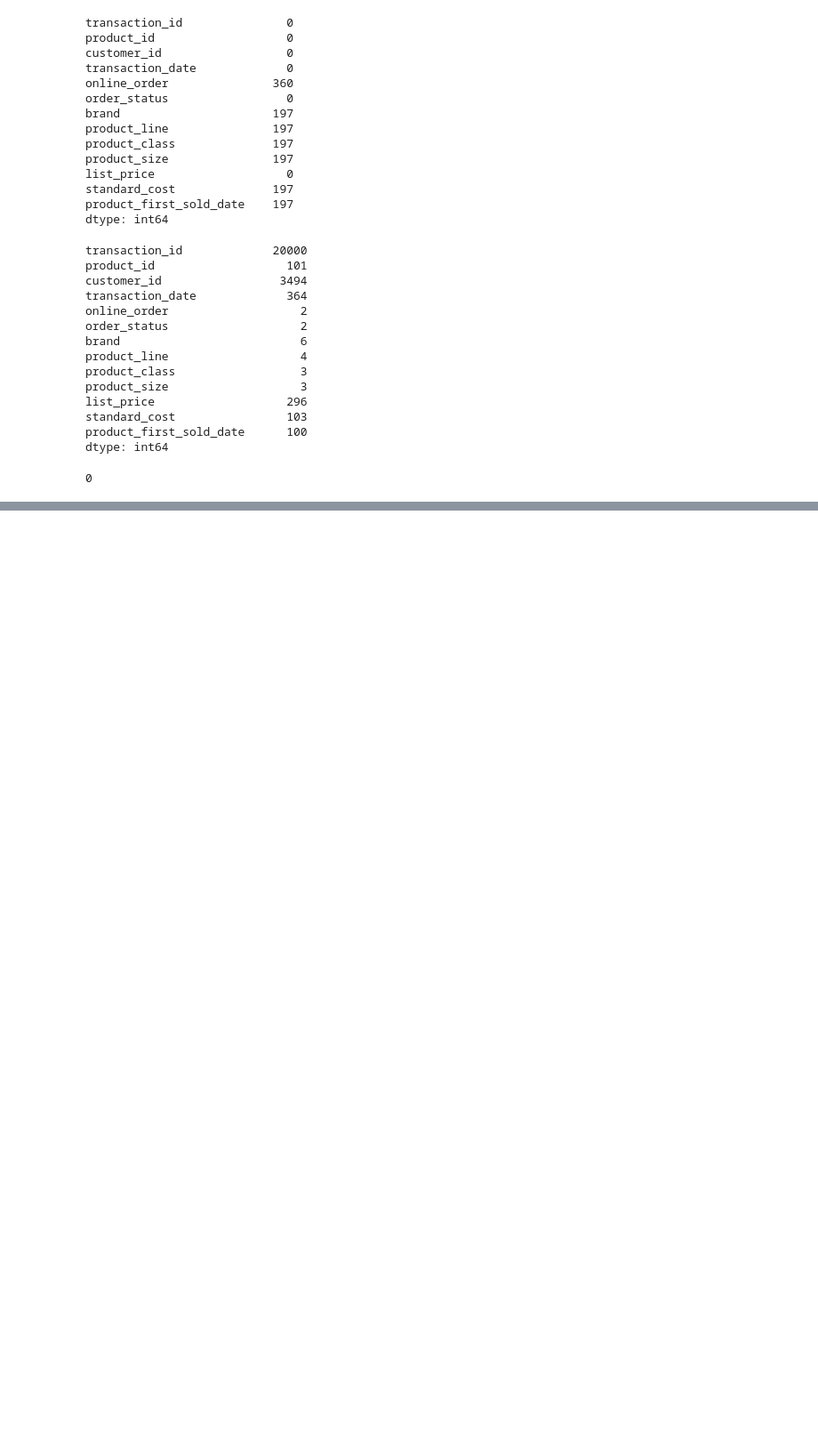
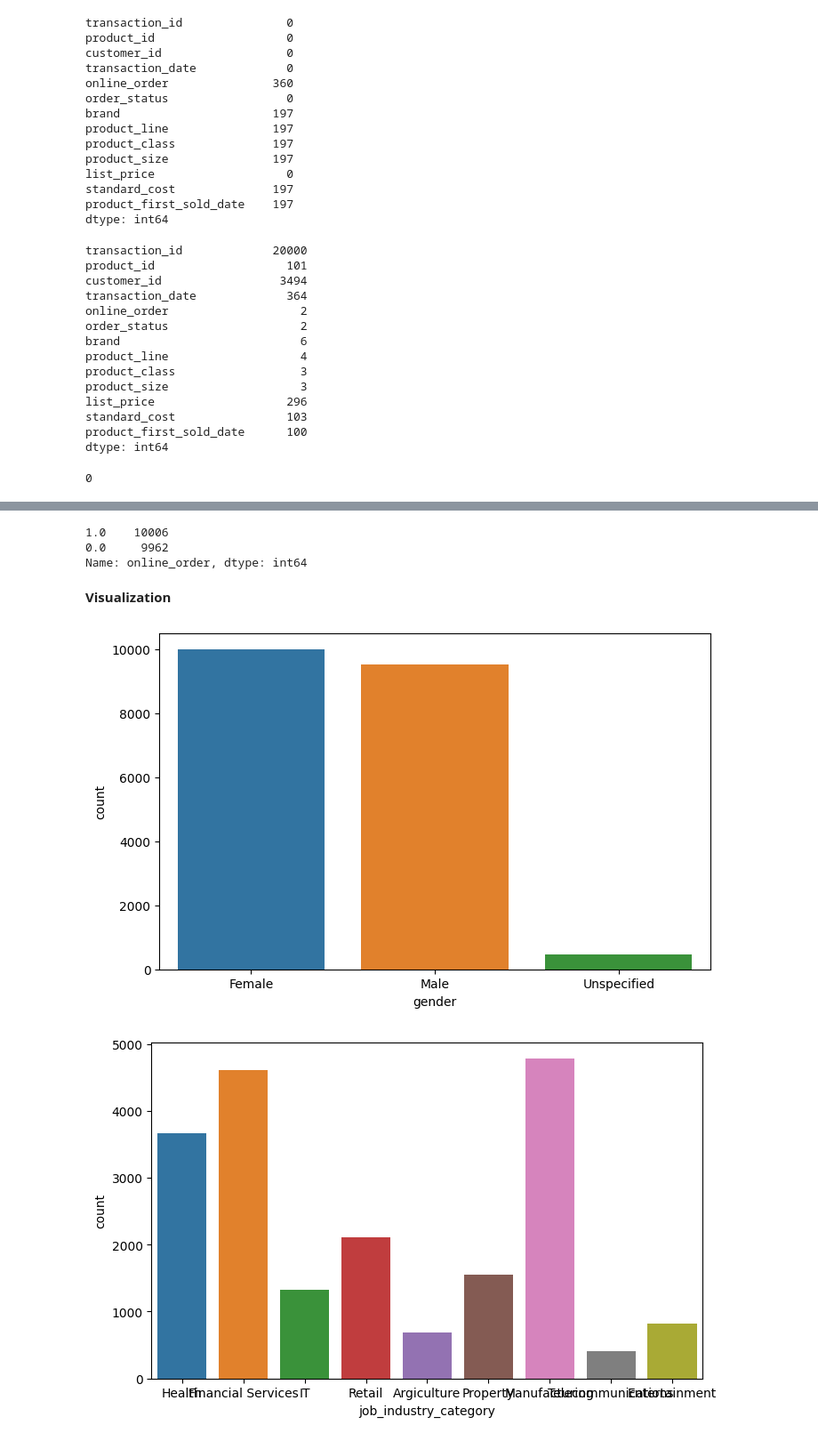
Before and after one commit to vithika-karan/KPMG-Virtual-Internship, a Jupyter notebook: KPMG_Data_Analytics_Virtual_Experience_Program.ipynb, the cells around one changed output, grey strips where cells are left out. Shown at 89% size. Cells and saved outputs as stored; diff of their text form; code cells hidden in the pictures; blank space fills up the shorter version.

Commit message:
Second Commit: Exploratory Data Analysis

```diff
--- a/KPMG_Data_Analytics_Virtual_Experience_Program.ipynb
+++ b/KPMG_Data_Analytics_Virtual_Experience_Program.ipynb
@@ -550,0 +700,3 @@ df_transactions['product_first_sold_date'] = df_transactions['product_first_sold
+# %%
+customer_data['age'] = customer_data['DOB'].apply(lambda x: age(x))
+customer_data.drop('DOB',axis=1,inplace=True)
@@ -550,0 +708,6 @@ df_transactions['product_first_sold_date'] = df_transactions['product_first_sold
+# %%
+#profit
+customer_data['profit'] = customer_data['list_price'] - customer_data['standard_cost']
+# %%
+#transaction month
+customer_data['transaction_month'] = pd.DatetimeIndex(customer_data['transaction_date']).month
@@ -550,0 +719,22 @@ df_transactions['product_first_sold_date'] = df_transactions['product_first_sold
+# %%
+customer_data['online_order'].value_counts()
+# %% [output]
+1.0    10006
+0.0     9962
+Name: online_order, dtype: int64
+# %% [markdown]
+**Visualization**
+# %%
+categorical_variables = ['gender','job_industry_category','wealth_segment', 'deceased_indicator','owns_car', 'state','country','online_order','order_status','brand','product_line','product_class','product_size','transaction_month']
+numerical_variables = ['past_3_years_bike_related_purchases','tenure','property_valuation','profit','age']
+# %%
+def countplots(cat_list):
+  for elem in cat_list:
+    plt.rcParams.update({'figure.figsize':(8,5),'figure.dpi':100})
+    sns.countplot(x = customer_data[elem])
+    plt.show()
+
+countplots(categorical_variables)
+# %% [output]
+[figure, added]
+[figure, added]
```
Also changed, not shown: parts of 64 cells of this notebook.
